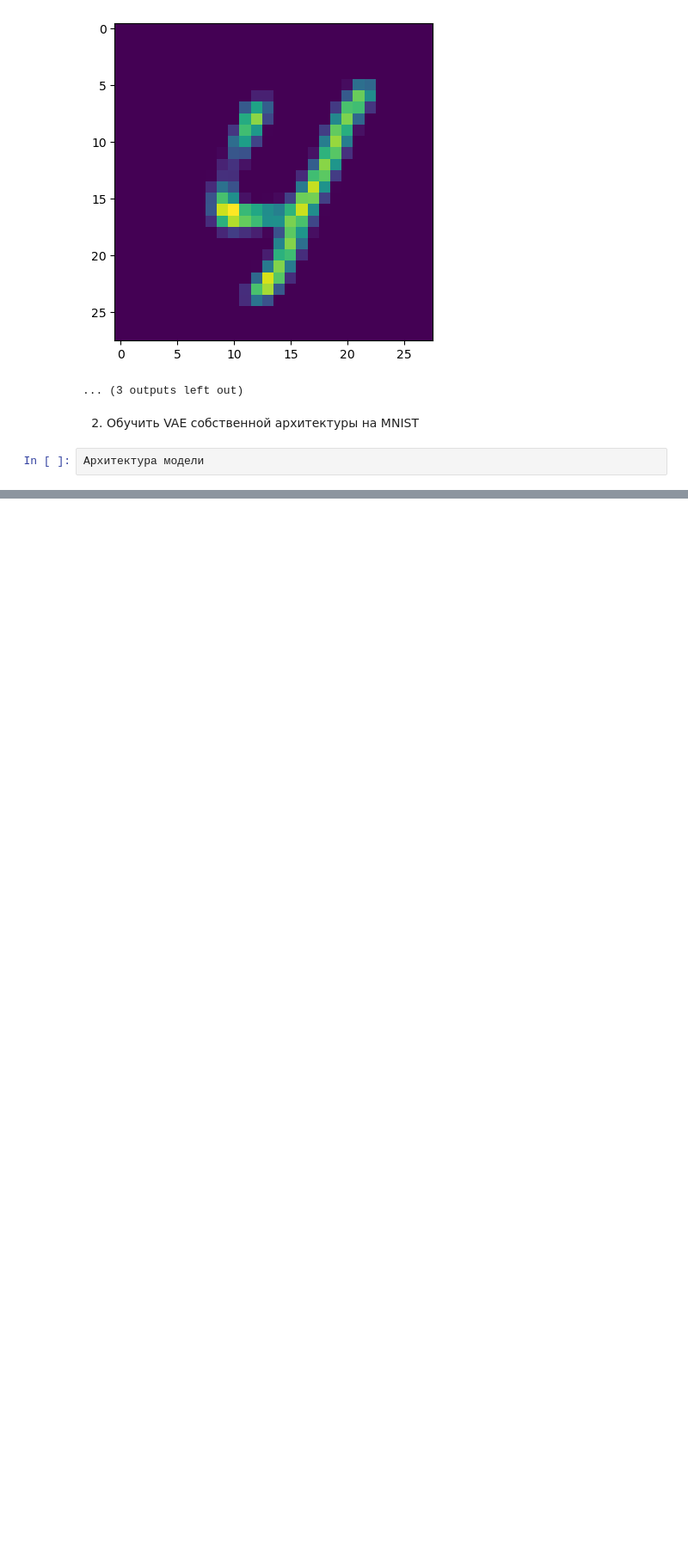
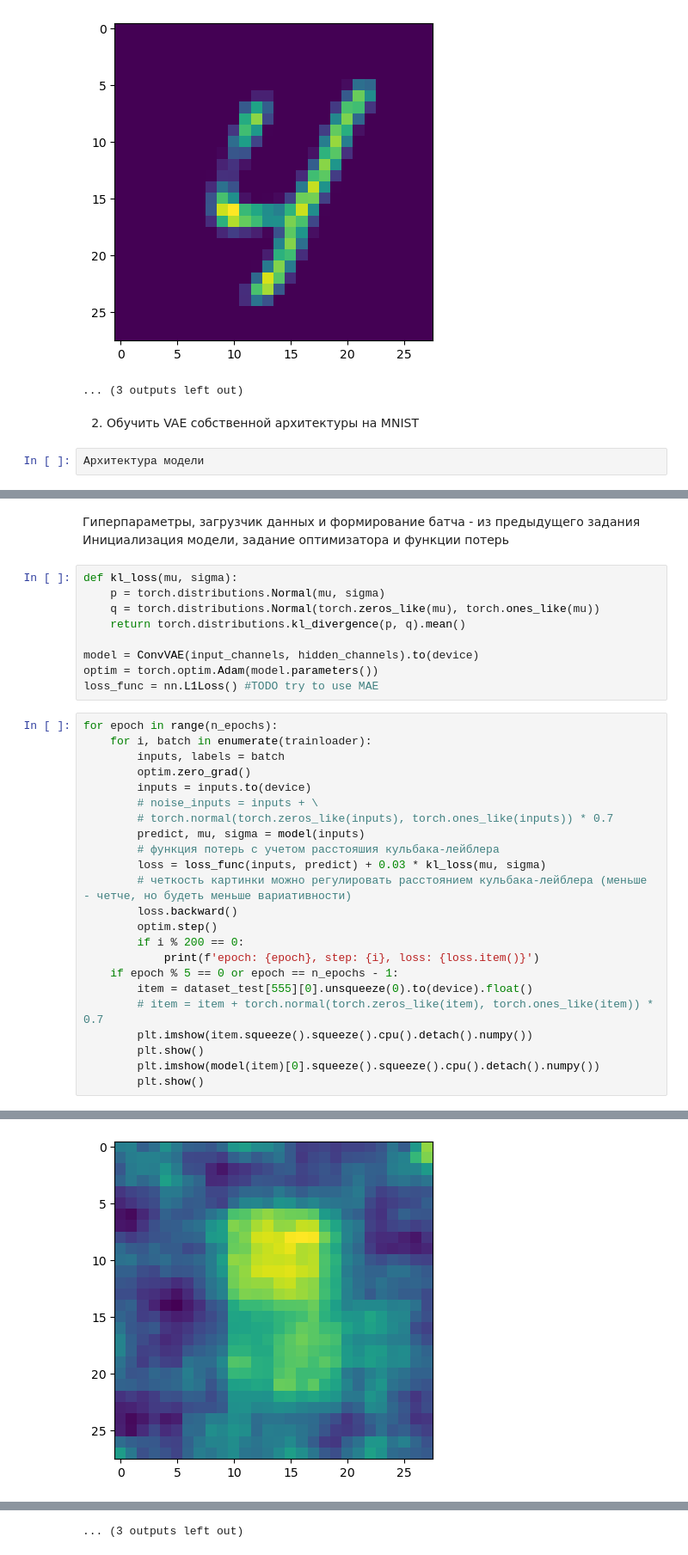
Before and after one commit to NataliyaNekrasova1988/lesson20_HW, a Jupyter notebook: lesson20_HW.ipynb, the cells around one changed output, grey strips where cells are left out. Shown: that part at 86% size. Saved outputs shown, nothing was run; the diff lists cells and outputs as text; blank space fills up the shorter version.

```diff
--- a/lesson20_HW.ipynb
+++ b/lesson20_HW.ipynb
@@ -249,0 +324,36 @@ epoch: 15, step: 800, loss: 0.0650886818766594
+# %% [markdown]
+Гиперпараметры, загрузчик данных и формирование батча - из предыдущего задания\
+Инициализация модели, задание оптимизатора и функции потерь
+# %%
+def kl_loss(mu, sigma):
+    p = torch.distributions.Normal(mu, sigma)
+    q = torch.distributions.Normal(torch.zeros_like(mu), torch.ones_like(mu))
+    return torch.distributions.kl_divergence(p, q).mean()
+
+model = ConvVAE(input_channels, hidden_channels).to(device)
+optim = torch.optim.Adam(model.parameters())
+loss_func = nn.L1Loss() #TODO try to use MAE
+# %%
+for epoch in range(n_epochs):
+    for i, batch in enumerate(trainloader):
+        inputs, labels = batch
+        optim.zero_grad()
+        inputs = inputs.to(device)
+        # noise_inputs = inputs + \
+        # torch.normal(torch.zeros_like(inputs), torch.ones_like(inputs)) * 0.7
+        predict, mu, sigma = model(inputs)
+        # функция потерь с учетом расстояшия кульбака-лейблера
+        loss = loss_func(inputs, predict) + 0.03 * kl_loss(mu, sigma)
+        # четкость картинки можно регулировать расстоянием кульбака-лейблера (меньше - четче, но будеть меньше вариативности)
+        loss.backward()
+        optim.step()
+        if i % 200 == 0:
+            print(f'epoch: {epoch}, step: {i}, loss: {loss.item()}')
+    if epoch % 5 == 0 or epoch == n_epochs - 1:
+        item = dataset_test[555][0].unsqueeze(0).to(device).float()
+        # item = item + torch.normal(torch.zeros_like(item), torch.ones_like(item)) * 0.7
+        plt.imshow(item.squeeze().squeeze().cpu().detach().numpy())
+        plt.show()
+        plt.imshow(model(item)[0].squeeze().squeeze().cpu().detach().numpy())
+        plt.show()
+# %% [output]
@@ -249,0 +366 @@ epoch: 15, step: 800, loss: 0.0650886818766594
+[figure, added]
@@ -249,0 +424 @@ epoch: 15, step: 800, loss: 0.0650886818766594
+... (3 outputs left out)
```
Also changed, not shown: parts of 5 cells of this notebook.
